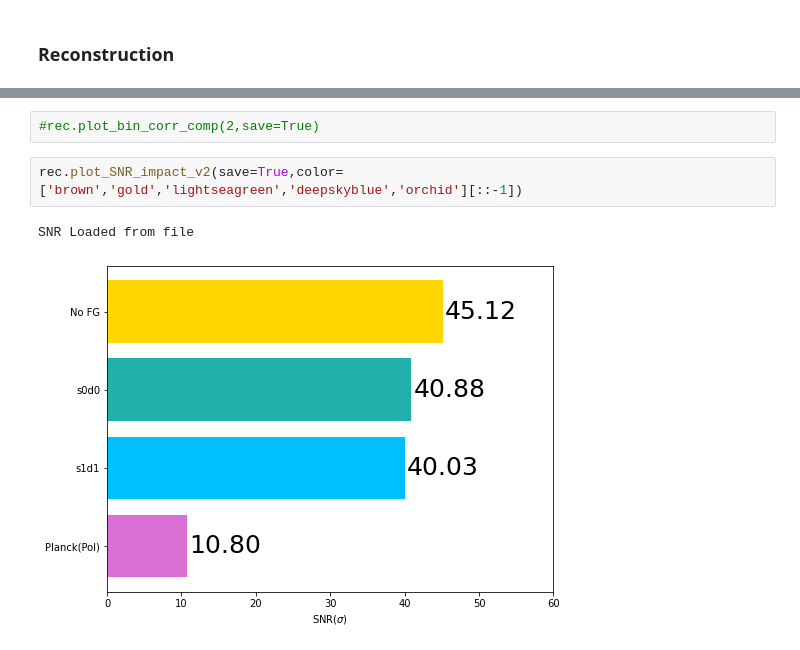
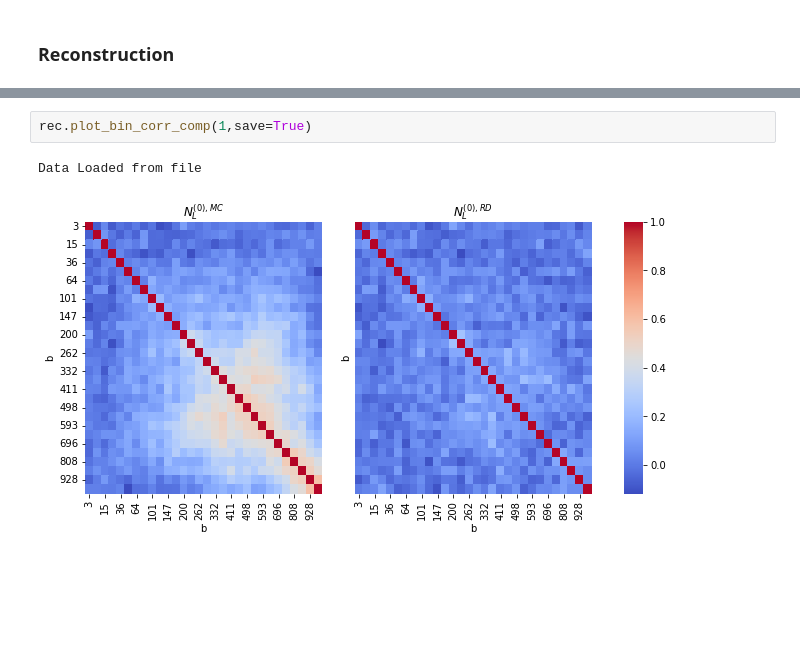
Before and after one commit to antolonappan/dell, a Jupyter notebook: Notebooks/publish.ipynb, the cells around one changed output, grey strips where cells are left out. Drawn from its saved outputs; the diff is of its cells as text; blank space fills up the shorter version.

```diff
--- a/Notebooks/publish.ipynb
+++ b/Notebooks/publish.ipynb
@@ -54,7 +45,5 @@ Data Loaded from file
 # %%
-#rec.plot_bin_corr_comp(2,save=True)
+rec.plot_bin_corr_comp(1,save=True)
+# %% [output]
+Data Loaded from file
+[figure, added]
-# %%
-rec.plot_SNR_impact_v2(save=True,color=['brown','gold','lightseagreen','deepskyblue','orchid'][::-1])
-# %% [output]
-SNR Loaded from file
-[figure, removed]
```
Also changed, not shown: parts of 18 cells of this notebook, 36 other files.
